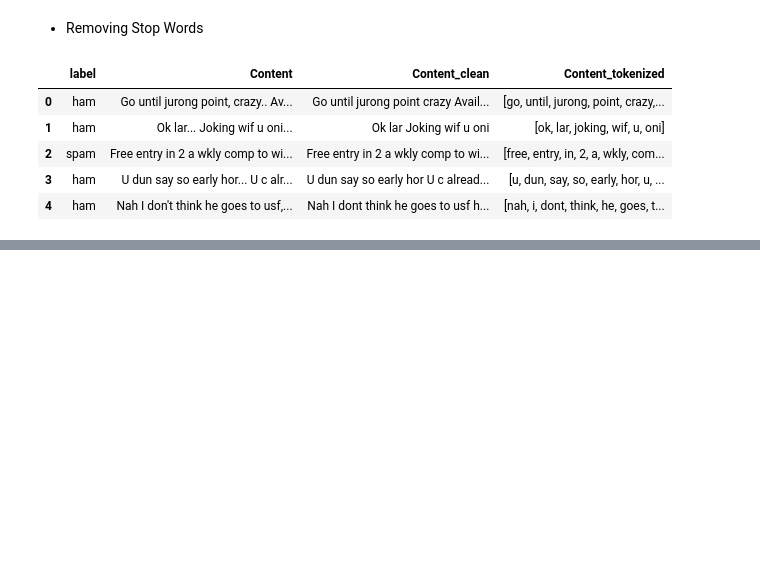
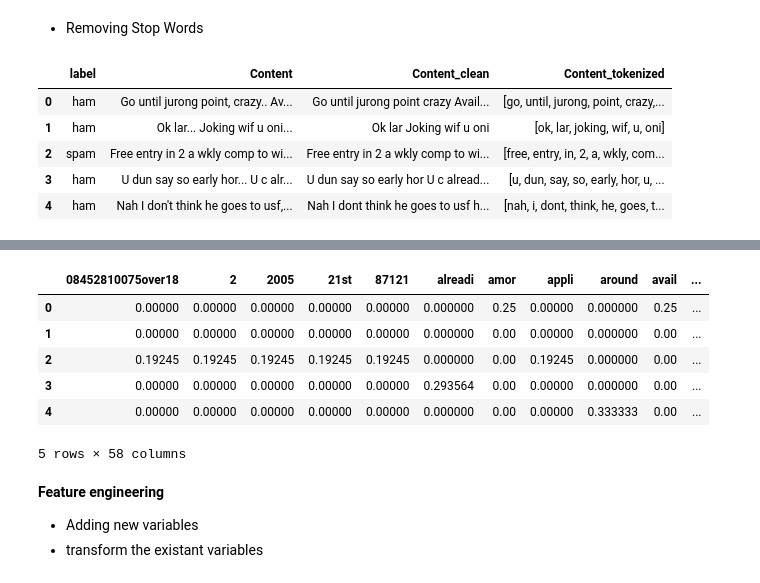
Before and after one commit to Younes-Piro/Spam_detection, a Jupyter notebook: Spam-Detection-Classification.ipynb, the cells around one changed output, grey strips where cells are left out. Drawn from its saved outputs; the diff is of its cells as text; code cells hidden in the pictures; blank space fills up the shorter version.

```diff
--- a/Spam-Detection-Classification.ipynb
+++ b/Spam-Detection-Classification.ipynb
@@ -75,0 +203,2 @@ en_stopword
+# %%
+df['Content_Stemed'] = df['Content'].apply(lambda x : clean_email(x))
@@ -75,0 +280,6 @@ en_stopword
+# %%
+def clean_email(email):
+    result = "".join([word for word in email if word not in string.punctuation])
+    tokens = re.split('\W+', result)
+    final_result = [ps.stem(word) for word in tokens if word not in en_stopword]
+    return final_result
@@ -75,0 +295,4 @@ en_stopword
+# %%
+data0 = df[0:5]
+tfidf_vectorisation0 = TfidfVectorizer(analyzer=clean_email)
+tfidf_final0 = tfidf_vectorisation0.fit_transform(data0['Content'])
@@ -75,0 +323,17 @@ en_stopword
+# %%
+df_tdidf = pd.DataFrame(tfidf_final0.toarray())
+df_tdidf.columns = tfidf_vectorisation0.get_feature_names()
+# %%
+df_tdidf.head()
+# %% [output]
+|  | 08452810075over18 | 2 | 2005 | 21st | 87121 | alreadi | amor | appli | around | avail | ... |
+| 0 | 0.00000 | 0.00000 | 0.00000 | 0.00000 | 0.00000 | 0.000000 | 0.25 | 0.00000 | 0.000000 | 0.25 | ... |
+| 1 | 0.00000 | 0.00000 | 0.00000 | 0.00000 | 0.00000 | 0.000000 | 0.00 | 0.00000 | 0.000000 | 0.00 | ... |
+| 2 | 0.19245 | 0.19245 | 0.19245 | 0.19245 | 0.19245 | 0.000000 | 0.00 | 0.19245 | 0.000000 | 0.00 | ... |
+| 3 | 0.00000 | 0.00000 | 0.00000 | 0.00000 | 0.00000 | 0.293564 | 0.00 | 0.00000 | 0.000000 | 0.00 | ... |
+| 4 | 0.00000 | 0.00000 | 0.00000 | 0.00000 | 0.00000 | 0.000000 | 0.00 | 0.00000 | 0.333333 | 0.00 | ... |
+5 rows × 58 columns
+# %% [markdown]
+**Feature engineering**
+* Adding new variables
+* transform the existant variables
```
Also changed, not shown: parts of 52 cells of this notebook.
